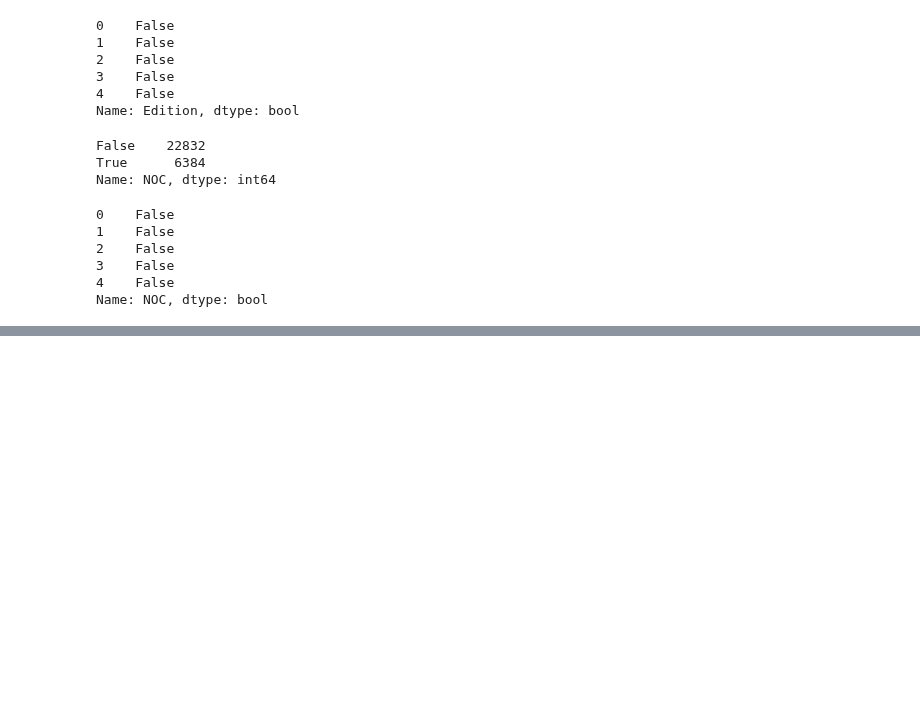
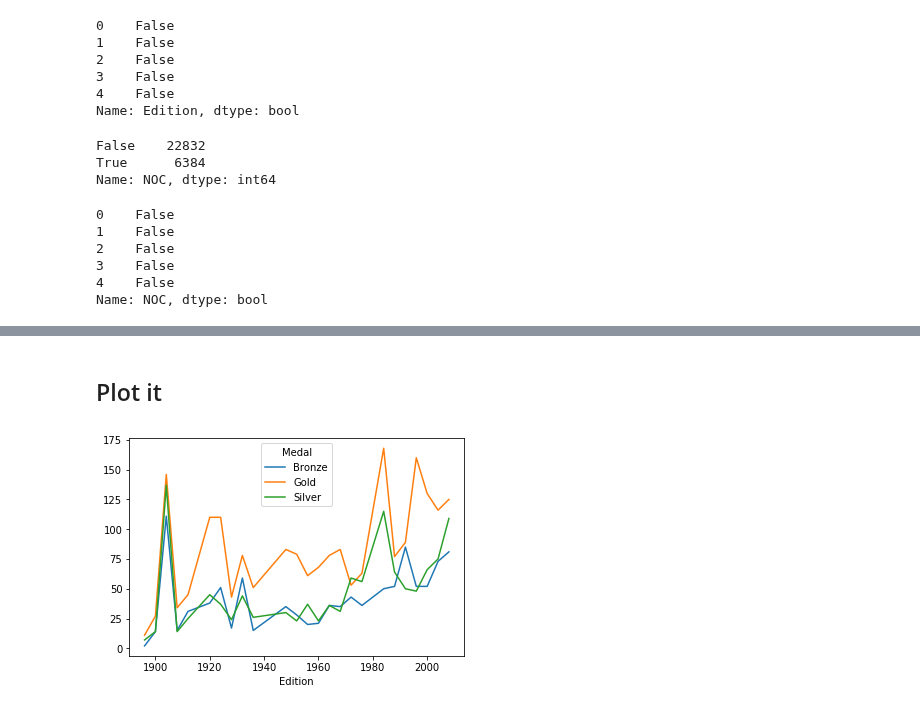
Before and after one commit to cyrsis/TensorflowPY36CPU, a Jupyter notebook: _1_PythonBasic/Data/Olympic.ipynb, the cells around one changed output, grey strips where cells are left out. Saved outputs shown, nothing was run; the diff lists cells and outputs as text; code cells hidden in the pictures; blank space fills up the shorter version.

```diff
--- a/_1_PythonBasic/Data/Olympic.ipynb
+++ b/_1_PythonBasic/Data/Olympic.ipynb
@@ -285,0 +360,14 @@ Name: NOC, dtype: bool
+# %% [markdown]
+## Plot it
+# %%
+usa = medals[medals.NOC== 'USA']
+# %%
+usa_medals_by_year = usa.groupby(['Edition','Medal'])['Athlete'].count()
+# %%
+#Unstacking
+usa_medals_by_year= usa_medals_by_year.unstack(level='Medal')
+# %%
+usa_medals_by_year.plot()
+plt.show()
+# %% [output]
+[figure, added]
```
Also changed, not shown: parts of 8 cells of this notebook, 1 other file.
